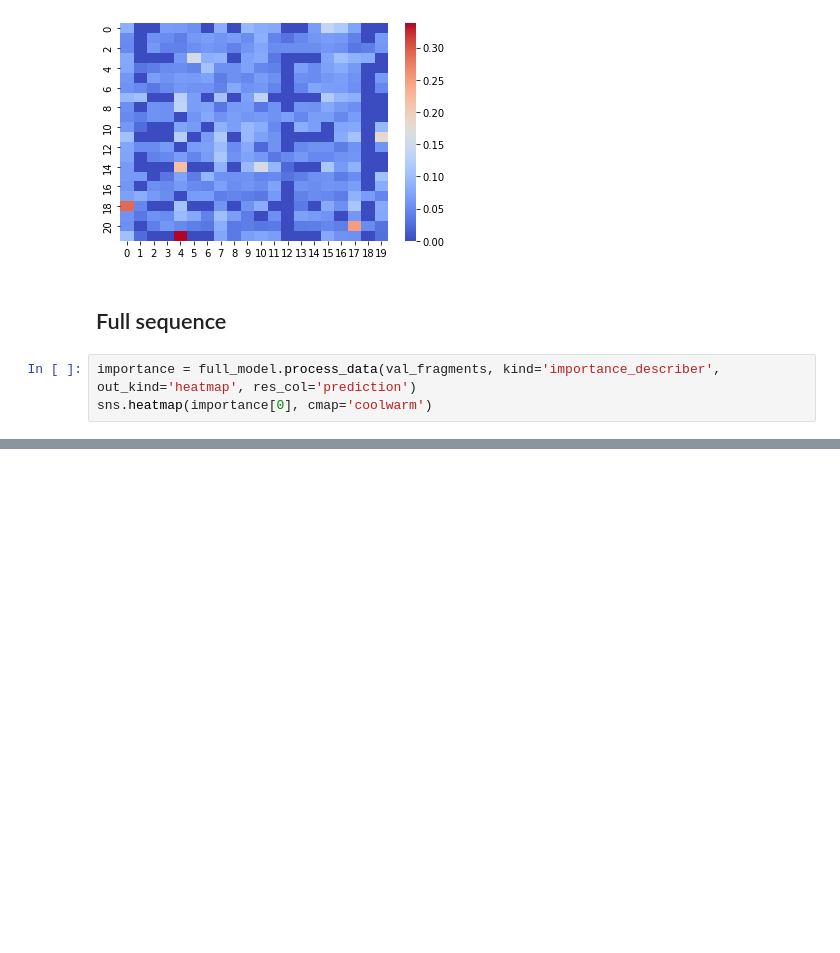
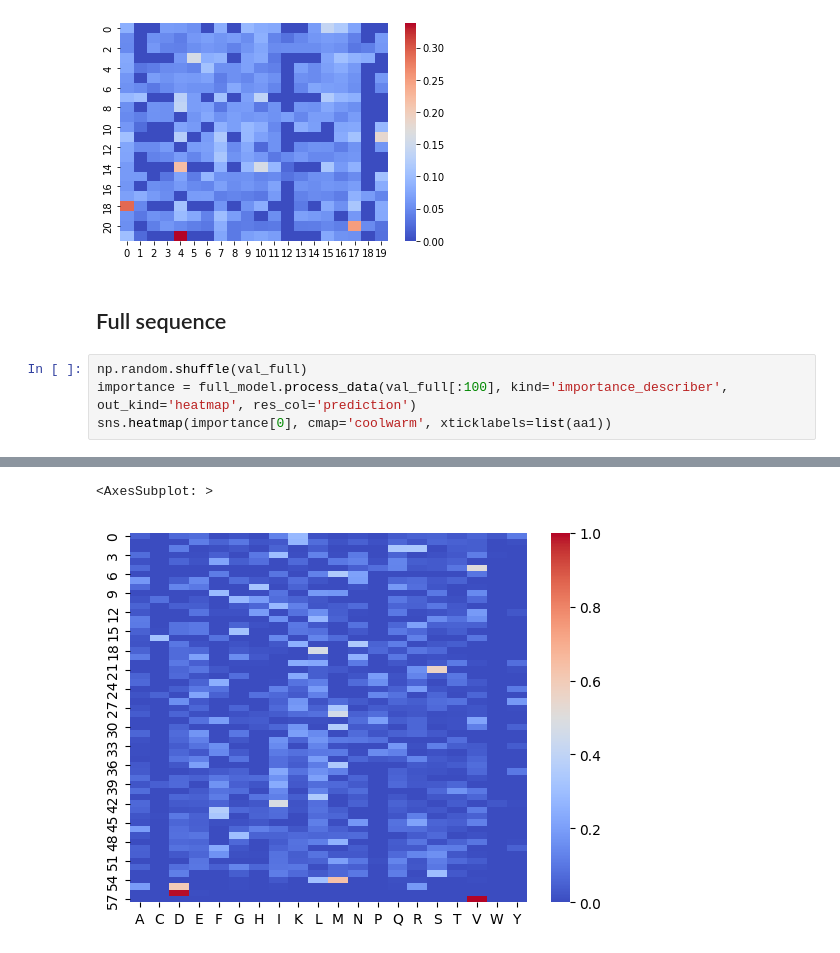
Before and after one commit to labstructbioinf/HAMPpred, a Jupyter notebook: notebooks/features_importance.ipynb, the cells around one changed output, grey strips where cells are left out. Drawn from its saved outputs; the diff is of its cells as text; blank space fills up the shorter version.

```diff
--- a/notebooks/features_importance.ipynb
+++ b/notebooks/features_importance.ipynb
@@ -111,6 +114,7 @@ WARNING:tensorflow:5 out of the last 5 calls to <function Model.make_predict_fun
 # %% [markdown]
 ## Full sequence
 # %%
-importance = full_model.process_data(val_fragments, kind='importance_describer', out_kind='heatmap', res_col='prediction')
-sns.heatmap(importance[0], cmap='coolwarm')
+np.random.shuffle(val_full)
+importance = full_model.process_data(val_full[:100], kind='importance_describer', out_kind='heatmap', res_col='prediction')
+sns.heatmap(importance[0], cmap='coolwarm', xticklabels=list(aa1))
 # %% [output]
@@ -119,0 +125,2 @@ ZeroDivisionError: float division by zero
+<AxesSubplot: >
+[figure, added]
```
Also changed, not shown: parts of 2 cells of this notebook.
